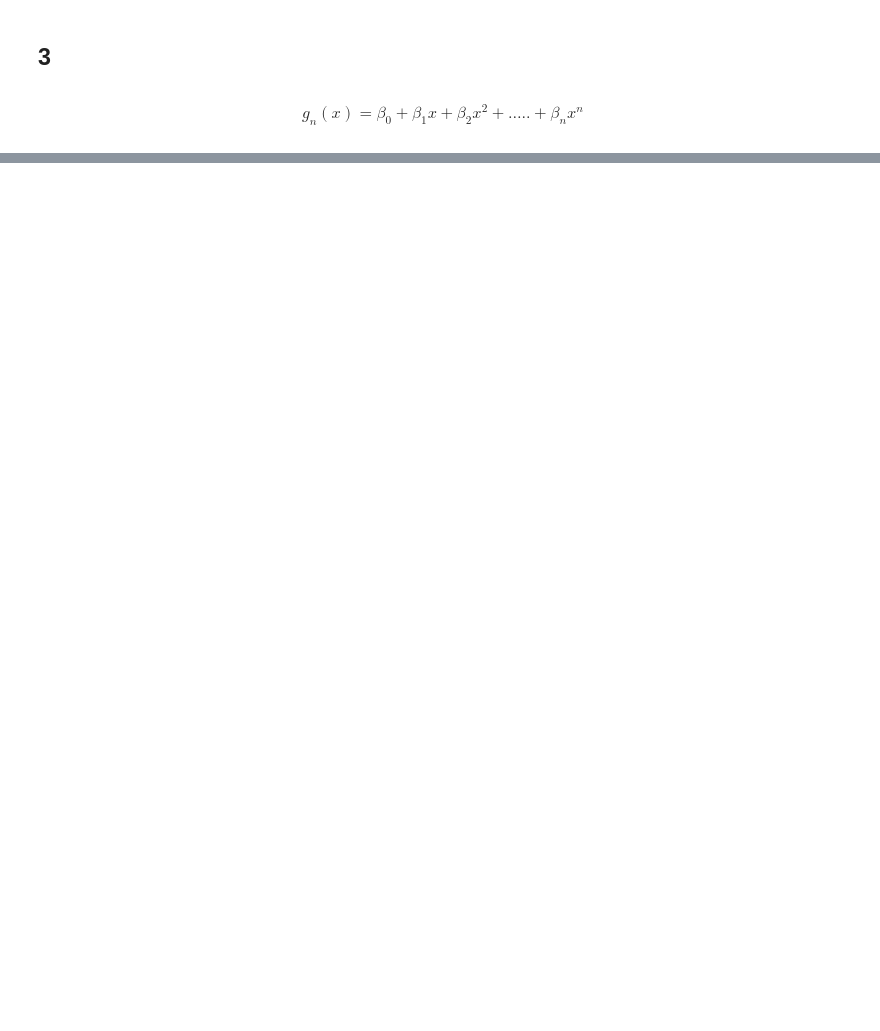
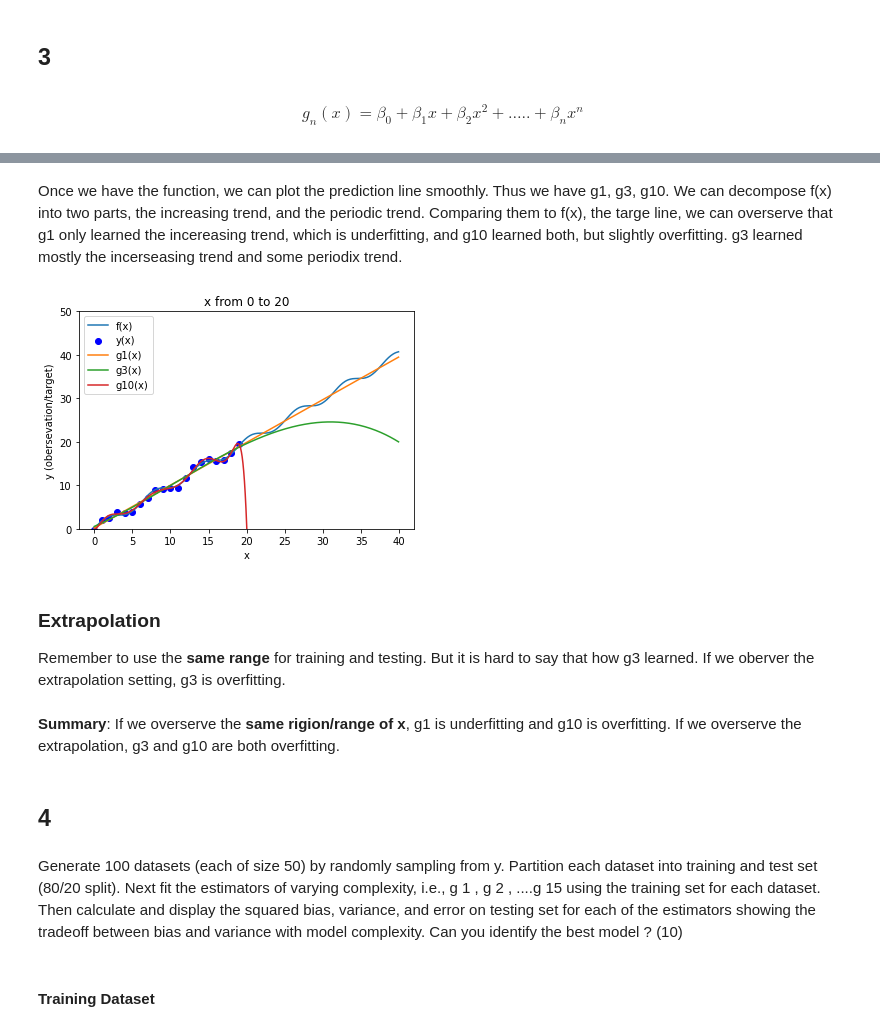
Before and after one commit to Xiang-Pan/NYU_DL_Sys, a Jupyter notebook: HW1/HW1.ipynb, the cells around one changed output, grey strips where cells are left out. Drawn from its saved outputs; the diff is of its cells as text; code cells hidden in the pictures; blank space fills up the shorter version.

```diff
--- a/HW1/HW1.ipynb
+++ b/HW1/HW1.ipynb
@@ -48,0 +184,47 @@ g_{n}(x)=\beta_{0}+\beta_{1} x+\beta_{2} x^{2}+\ldots . .+\beta_{n} x^{n}
+# %% [markdown]
+Once we have the function, we can plot the prediction line smoothly. Thus we have g1, g3, g10.
+We can decompose f(x) into two parts, the increasing trend, and the periodic trend.
+Comparing them to f(x), the targe line, we can overserve that g1 only learned the incereasing trend, which is underfitting, and g10 learned both, but slightly overfitting. g3 learned mostly the incerseasing trend and some periodix trend.
+# %%
+g1_y_list = []
+g3_y_list = []
+g10_y_list = []
+f_x_list =[]
+x_range = np.arange(0, 40, 0.1)
+for x in x_range:
+    f_t = x + math.sin(x)
+    f_x_list.append(f_t)
+    g1_y_list.append(g1(x))
+    g3_y_list.append(g3(x))
+    g10_y_list.append(g10(x))
+
+
+plt.xlabel('x')
+plt.ylabel('y (obersevation/target)')
+
+
+# plt.xlim((-1,2))
+plt.ylim((0,50))
+
+line_f, = plt.plot(x_range, f_x_list)
+line_g1, = plt.plot(x_range, g1_y_list)
+line_g3, = plt.plot(x_range, g3_y_list)
+line_g10, = plt.plot(x_range, g10_y_list)
+
+line_y = plt.scatter(x_list, y_list, color="b")
+plt.legend(handles=[line_f,line_y, line_g1, line_g3, line_g10],labels=['f(x)','y(x)', "g1(x)", "g3(x)", "g10(x)"],loc='best')
+plt.title("x from 0 to 20")
+plt.show()
+# %% [output]
+[figure, added]
+# %% [markdown]
+### Extrapolation
+Remember to use the **same range** for training and testing. But it is hard to say that how g3 learned. If we oberver the extrapolation setting, g3 is overfitting.
+# %% [markdown]
+**Summary**: If we overserve the **same rigion/range of x**, g1 is underfitting and g10 is overfitting. If we overserve the extrapolation, g3 and g10 are both overfitting.
+# %% [markdown]
+## 4
+# %% [markdown]
+Generate 100 datasets (each of size 50) by randomly sampling from y. Partition each dataset into training and test set (80/20 split). Next fit the estimators of varying complexity, i.e., g 1 , g 2 , ....g 15 using the training set for each dataset. Then calculate and display the squared bias, variance, and error on testing set for each of the estimators showing the tradeoff between bias and variance with model complexity. Can you identify the best model ? (10)
+# %% [markdown]
+#### Training Dataset
```
Also changed, not shown: parts of 169 cells of this notebook, 19 other files.
